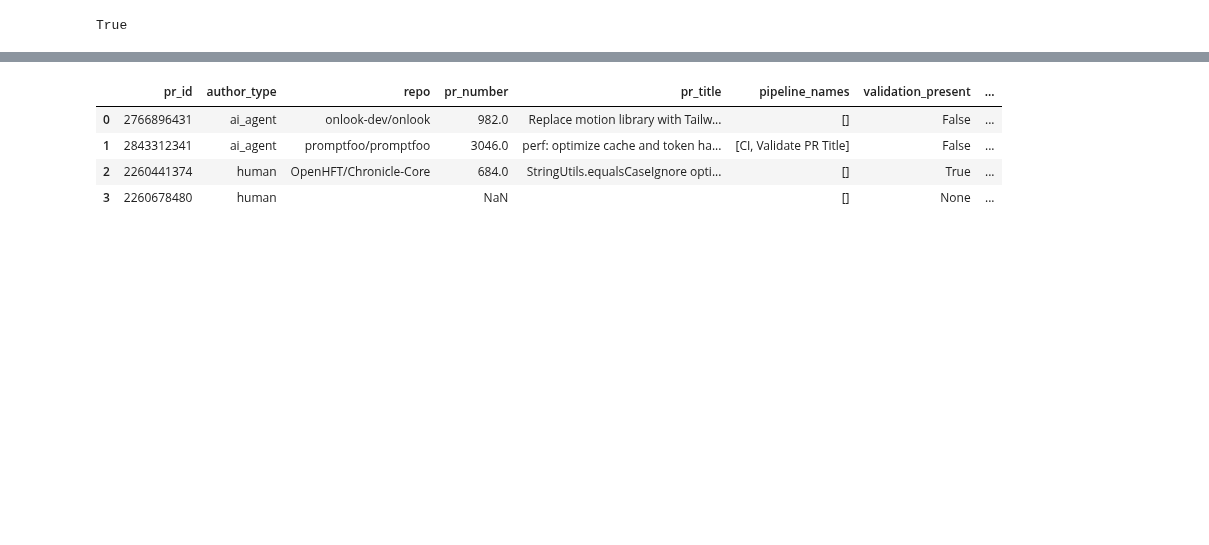
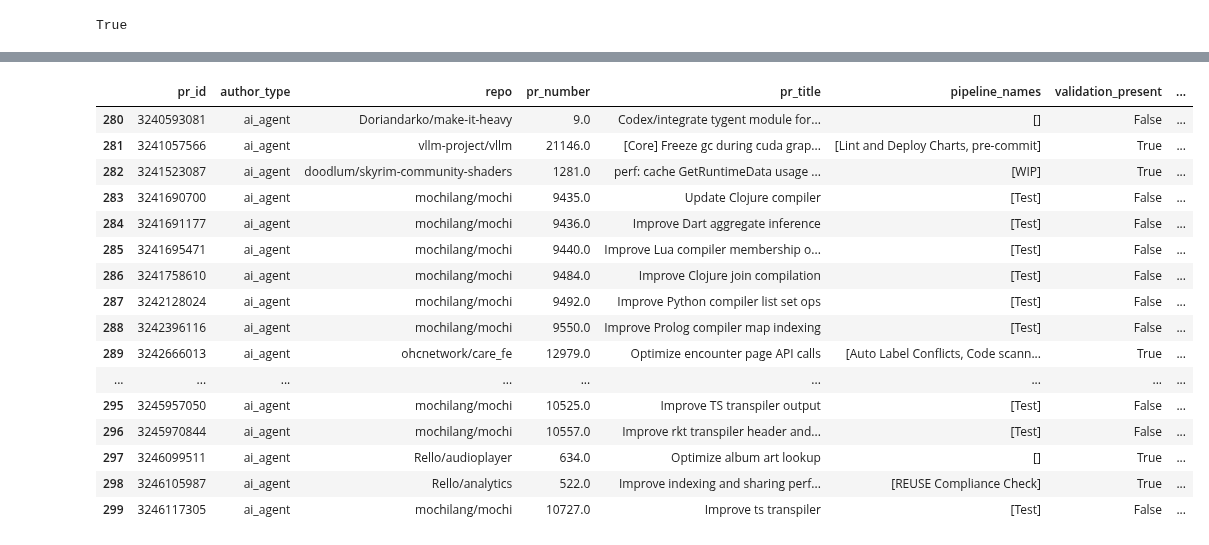
Before and after one commit to PurdueDualityLab/github_perf_patch_study, a Jupyter notebook: RQ3/main.ipynb, the cells around one changed output, grey strips where cells are left out. Saved outputs shown, nothing was run; the diff lists cells and outputs as text; code cells hidden in the pictures; blank space fills up the shorter version.

Commit message:
New data

```diff
--- a/RQ3/main.ipynb
+++ b/RQ3/main.ipynb
@@ -364,14 +350,26 @@ KeyboardInterrupt:
 # %%
 pd.set_option("display.max_colwidth", None)
 pd.set_option("display.expand_frame_repr", True)
 pd.set_option("display.max_rows", None)
 pd.set_option("display.max_columns", None)
 
 data_temp = pd.read_parquet(out_path)
-data_temp.head(20)
+data_temp.tail(20)
 # %% [output]
 |  | pr_id | author_type | repo | pr_number | pr_title | pipeline_names | validation_present | ... |
-| 0 | 2766896431 | ai_agent | onlook-dev/onlook | 982.0 | Replace motion library with Tailw... | [] | False | ... |
-| 1 | 2843312341 | ai_agent | promptfoo/promptfoo | 3046.0 | perf: optimize cache and token ha... | [CI, Validate PR Title] | False | ... |
-| 2 | 2260441374 | human | OpenHFT/Chronicle-Core | 684.0 | StringUtils.equalsCaseIgnore opti... | [] | True | ... |
-| 3 | 2260678480 | human |  | NaN |  | [] | None | ... |
+| 280 | 3240593081 | ai_agent | Doriandarko/make-it-heavy | 9.0 | Codex/integrate tygent module for... | [] | False | ... |
+| 281 | 3241057566 | ai_agent | vllm-project/vllm | 21146.0 | [Core] Freeze gc during cuda grap... | [Lint and Deploy Charts, pre-commit] | True | ... |
+| 282 | 3241523087 | ai_agent | doodlum/skyrim-community-shaders | 1281.0 | perf: cache GetRuntimeData usage ... | [WIP] | True | ... |
+| 283 | 3241690700 | ai_agent | mochilang/mochi | 9435.0 | Update Clojure compiler | [Test] | False | ... |
+| 284 | 3241691177 | ai_agent | mochilang/mochi | 9436.0 | Improve Dart aggregate inference | [Test] | False | ... |
+| 285 | 3241695471 | ai_agent | mochilang/mochi | 9440.0 | Improve Lua compiler membership o... | [Test] | False | ... |
+| 286 | 3241758610 | ai_agent | mochilang/mochi | 9484.0 | Improve Clojure join compilation | [Test] | False | ... |
+| 287 | 3242128024 | ai_agent | mochilang/mochi | 9492.0 | Improve Python compiler list set ops | [Test] | False | ... |
+| 288 | 3242396116 | ai_agent | mochilang/mochi | 9550.0 | Improve Prolog compiler map indexing | [Test] | False | ... |
+| 289 | 3242666013 | ai_agent | ohcnetwork/care_fe | 12979.0 | Optimize encounter page API calls | [Auto Label Conflicts, Code scann... | True | ... |
+| ... | ... | ... | ... | ... | ... | ... | ... | ... |
+| 295 | 3245957050 | ai_agent | mochilang/mochi | 10525.0 | Improve TS transpiler output | [Test] | False | ... |
+| 296 | 3245970844 | ai_agent | mochilang/mochi | 10557.0 | Improve rkt transpiler header and... | [Test] | False | ... |
+| 297 | 3246099511 | ai_agent | Rello/audioplayer | 634.0 | Optimize album art lookup | [] | True | ... |
+| 298 | 3246105987 | ai_agent | Rello/analytics | 522.0 | Improve indexing and sharing perf... | [REUSE Compliance Check] | True | ... |
+| 299 | 3246117305 | ai_agent | mochilang/mochi | 10727.0 | Improve ts transpiler | [Test] | False | ... |
```
Also changed, not shown: parts of 1 cell of this notebook, 4 other files.
